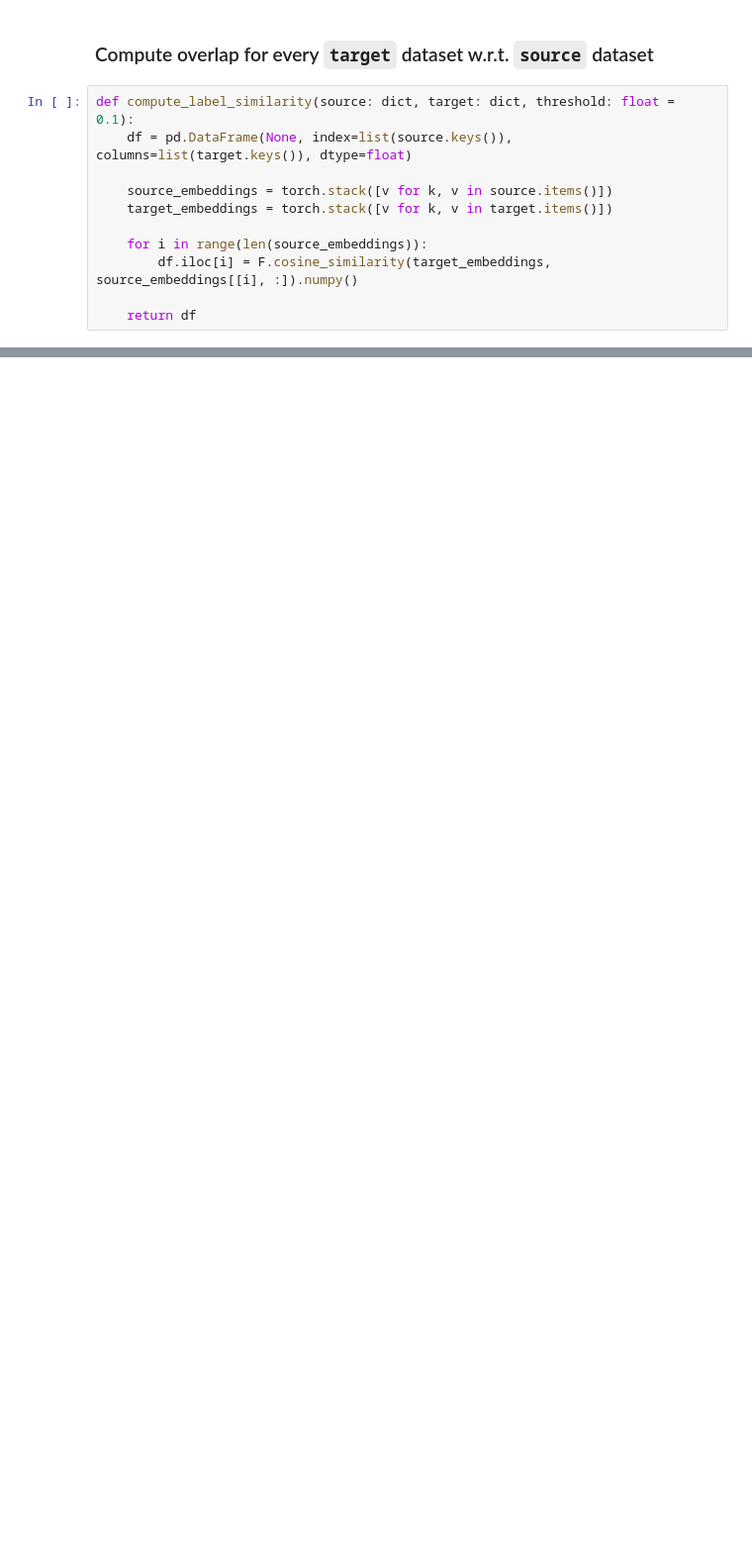
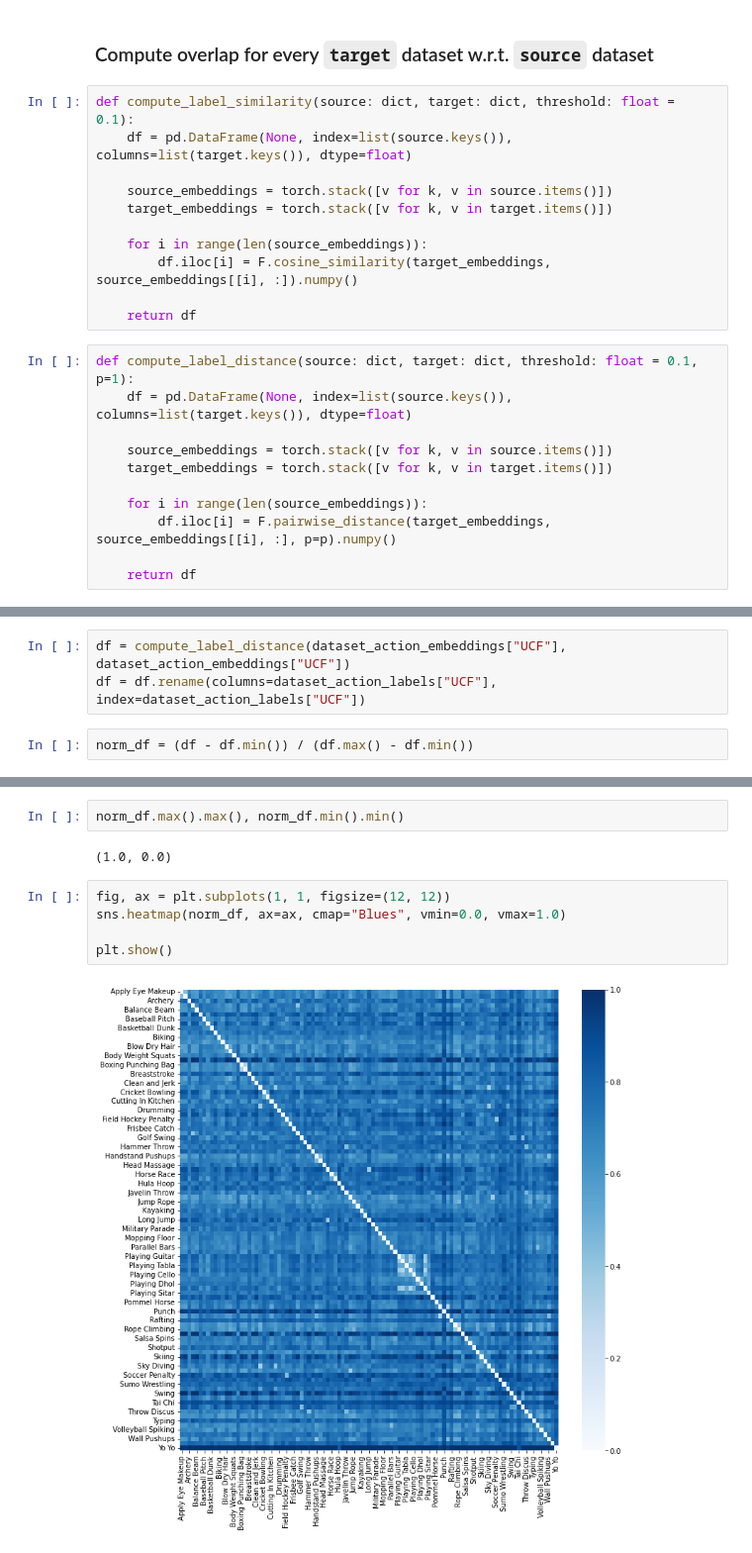
Before and after one commit to bpiyush/ViDA-SSL, a Jupyter notebook: misc/action-embeddings/label_overlap-bert.ipynb, the cells around one changed output, grey strips where cells are left out. Shown: that part at 99% size. Cells and saved outputs as stored; diff of their text form; blank space fills up the shorter version.

```diff
--- a/misc/action-embeddings/label_overlap-bert.ipynb
+++ b/misc/action-embeddings/label_overlap-bert.ipynb
@@ -168,3 +230,14 @@ def compute_label_similarity(source: dict, target: dict, threshold: float = 0.1)
         df.iloc[i] = F.cosine_similarity(target_embeddings, source_embeddings[[i], :]).numpy()
 
     return df
+# %%
+def compute_label_distance(source: dict, target: dict, threshold: float = 0.1, p=1):
+    df = pd.DataFrame(None, index=list(source.keys()), columns=list(target.keys()), dtype=float)
+
+    source_embeddings = torch.stack([v for k, v in source.items()])
+    target_embeddings = torch.stack([v for k, v in target.items()])
+
+    for i in range(len(source_embeddings)):
+        df.iloc[i] = F.pairwise_distance(target_embeddings, source_embeddings[[i], :], p=p).numpy()
+
+    return df
@@ -170,0 +289,5 @@ def compute_label_similarity(source: dict, target: dict, threshold: float = 0.1)
+# %%
+df = compute_label_distance(dataset_action_embeddings["UCF"], dataset_action_embeddings["UCF"])
+df = df.rename(columns=dataset_action_labels["UCF"], index=dataset_action_labels["UCF"])
+# %%
+norm_df = (df - df.min()) / (df.max() - df.min())
@@ -170,0 +302,11 @@ def compute_label_similarity(source: dict, target: dict, threshold: float = 0.1)
+# %%
+norm_df.max().max(), norm_df.min().min()
+# %% [output]
+(1.0, 0.0)
+# %%
+fig, ax = plt.subplots(1, 1, figsize=(12, 12))
+sns.heatmap(norm_df, ax=ax, cmap="Blues", vmin=0.0, vmax=1.0)
+
+plt.show()
+# %% [output]
+[figure, added]
```
Also changed, not shown: parts of 44 cells of this notebook.
